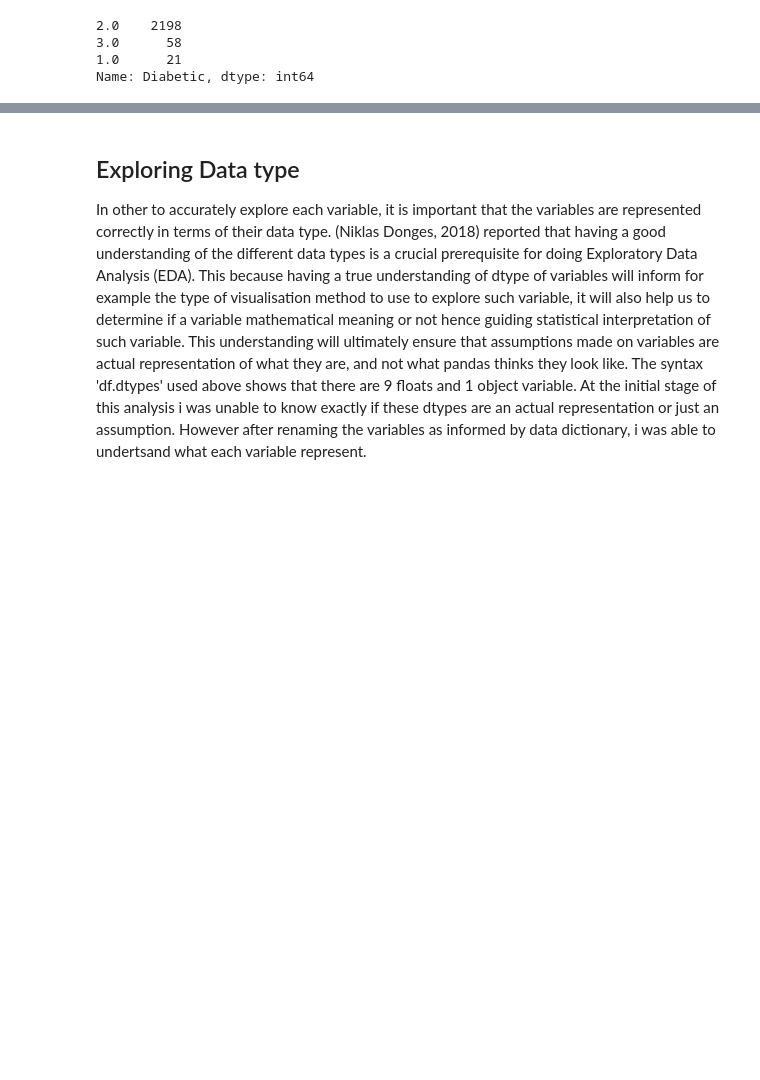
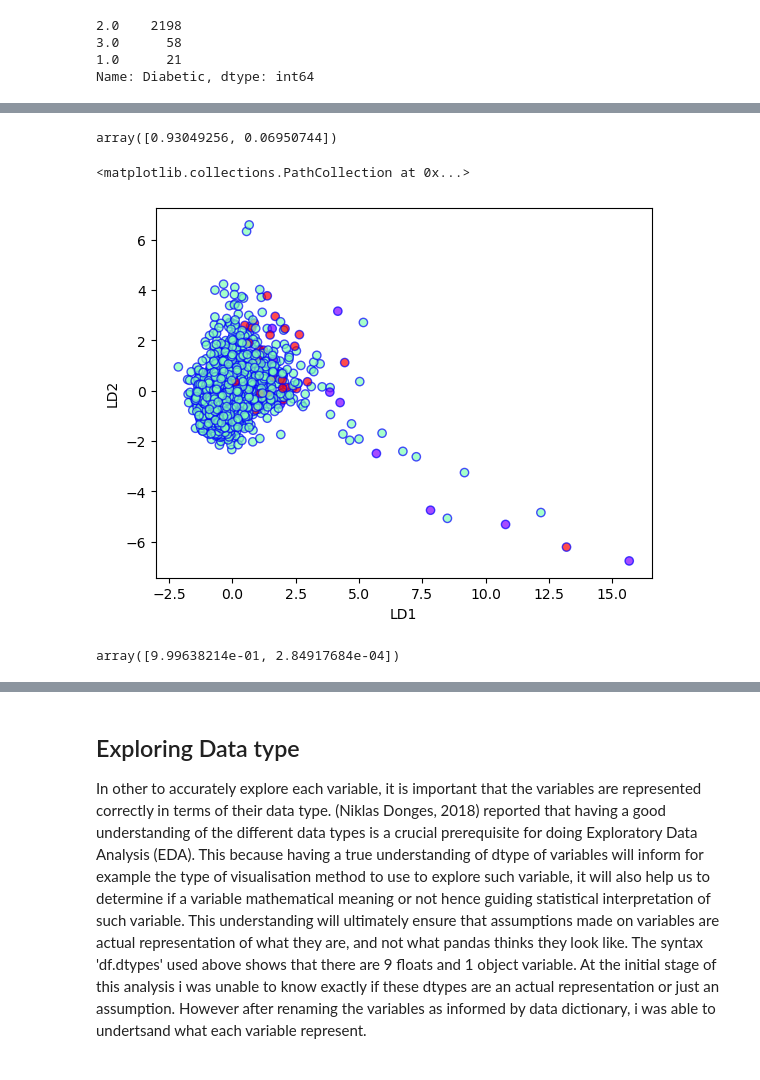
Before and after one commit to Ayomide-ola/Health-analysis, a Jupyter notebook: Life-style-analysis .ipynb, the cells around one changed output, grey strips where cells are left out. Cells and saved outputs as stored; diff of their text form; code cells hidden in the pictures; blank space fills up the shorter version.

```diff
--- a/Life-style-analysis .ipynb
+++ b/Life-style-analysis .ipynb
@@ -412,0 +421,29 @@ Name: Diabetic, dtype: int64
+# %%
+from sklearn.preprocessing import LabelEncoder
+label_encoder= LabelEncoder()
+Target = df['Age_group']
+df['Age_group'] = label_encoder.fit_transform(Target)
+# %%
+x = df.drop(['Diabetic'],axis= 1)
+y = df['Diabetic']
+# %%
+lda = LinearDiscriminantAnalysis()
+X_lda =lda.fit_transform(x,y)
+# %%
+lda.explained_variance_ratio_
+# %% [output]
+array([0.93049256, 0.06950744])
+# %%
+plt.xlabel('LD1')
+plt.ylabel('LD2')
+plt.scatter(
+    X_lda[:,0],
+    X_lda[:,1],
+    c=y,
+    cmap='rainbow',
+    alpha=0.7,
+    edgecolors='b'
+)
+# %% [output]
+<matplotlib.collections.PathCollection at 0x...>
+[figure, added]
@@ -412,0 +454,4 @@ Name: Diabetic, dtype: int64
+# %%
+pca.explained_variance_ratio_
+# %% [output]
+array([9.99638214e-01, 2.84917684e-04])
```
Also changed, not shown: parts of 123 cells of this notebook.
